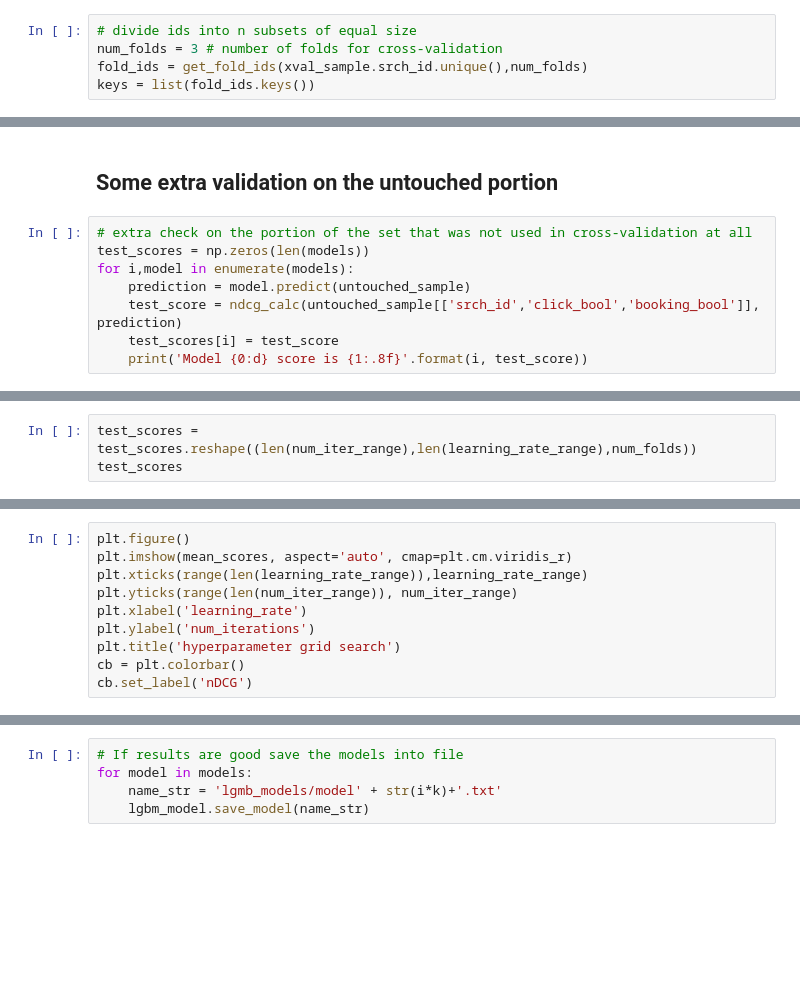
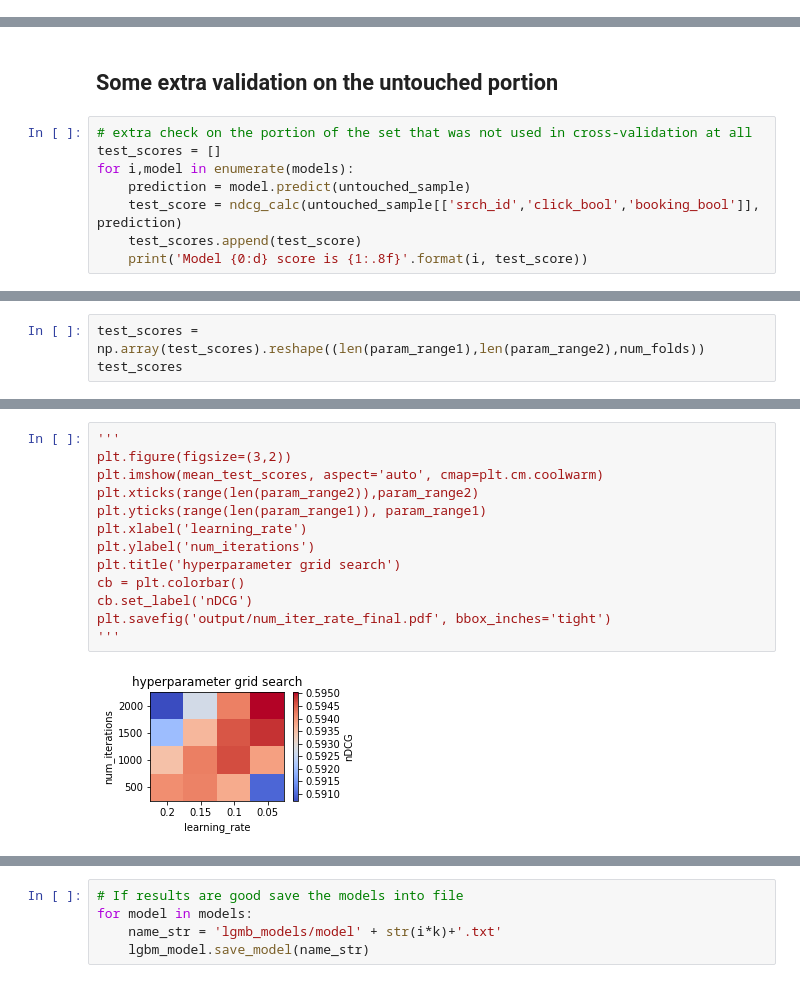
Before and after one commit to FionaLippert/DataMining, a Jupyter notebook: assignment2/lightGBM_param_tuning.ipynb, the cells around one changed output, grey strips where cells are left out. Cells and saved outputs as stored; diff of their text form; blank space fills up the shorter version.

```diff
--- a/assignment2/lightGBM_param_tuning.ipynb
+++ b/assignment2/lightGBM_param_tuning.ipynb
@@ -67,8 +145,3 @@ def get_fold_ids(unique_srch_ids, num_folds=5):
         set_key = 'id_set' + str(i)
         final_fold_ids[set_key] = train_sample_ids
     return final_fold_ids
-# %%
-# divide ids into n subsets of equal size
-num_folds = 3 # number of folds for cross-validation
-fold_ids = get_fold_ids(xval_sample.srch_id.unique(),num_folds)
-keys = list(fold_ids.keys())
@@ -174,9 +357,9 @@ plt.grid(color='gray',alpha=0.3, linestyle='--')
 ## Some extra validation on the untouched portion
 # %%
 # extra check on the portion of the set that was not used in cross-validation at all
-test_scores = np.zeros(len(models))
+test_scores = []
 for i,model in enumerate(models):
     prediction = model.predict(untouched_sample)
     test_score = ndcg_calc(untouched_sample[['srch_id','click_bool','booking_bool']], prediction)
-    test_scores[i] = test_score
+    test_scores.append(test_score)
     print('Model {0:d} score is {1:.8f}'.format(i, test_score))
@@ -183,3 +370,3 @@ for i,model in enumerate(models):
 # %%
-test_scores = test_scores.reshape((len(num_iter_range),len(learning_rate_range),num_folds))
+test_scores = np.array(test_scores).reshape((len(param_range1),len(param_range2),num_folds))
 test_scores
@@ -189,12 +402,17 @@ mean_test_scores
 # %%
-plt.figure()
-plt.imshow(mean_scores, aspect='auto', cmap=plt.cm.viridis_r)
-plt.xticks(range(len(learning_rate_range)),learning_rate_range)
-plt.yticks(range(len(num_iter_range)), num_iter_range)
+'''
+plt.figure(figsize=(3,2))
+plt.imshow(mean_test_scores, aspect='auto', cmap=plt.cm.coolwarm)
+plt.xticks(range(len(param_range2)),param_range2)
+plt.yticks(range(len(param_range1)), param_range1)
 plt.xlabel('learning_rate')
 plt.ylabel('num_iterations')
 plt.title('hyperparameter grid search')
 cb = plt.colorbar()
 cb.set_label('nDCG')
+plt.savefig('output/num_iter_rate_final.pdf', bbox_inches='tight')
+'''
+# %% [output]
+[figure, added]
 # %%
 #mean_test_scores = np.mean(test_scores, axis=1)
```
Also changed, not shown: parts of 39 cells of this notebook, 1 other file.
